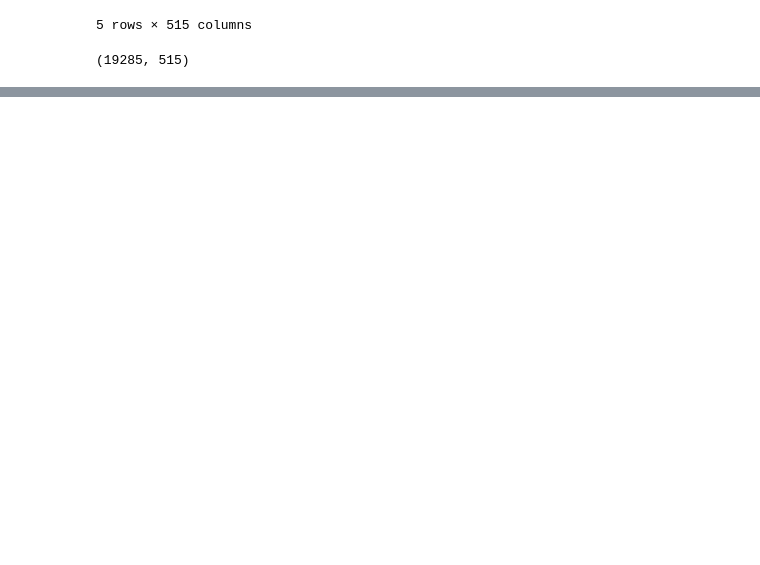
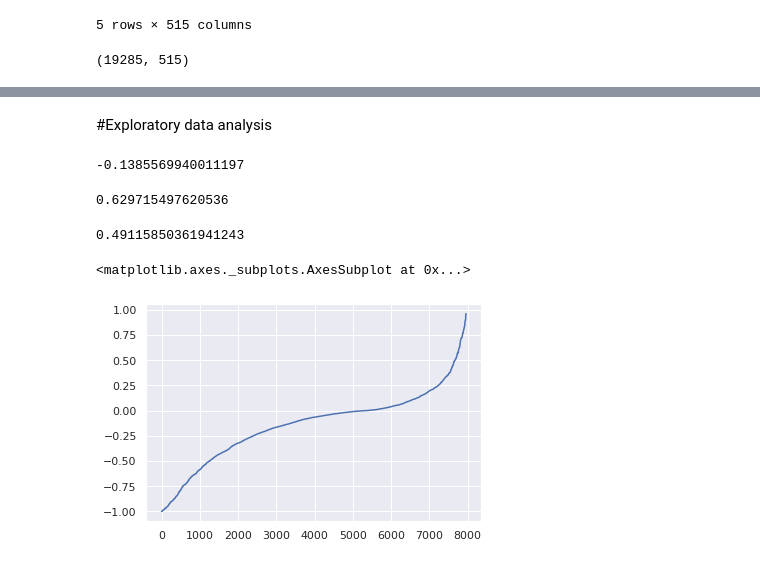
Before and after one commit to tomasz-te/Risk-Tolerance, a Jupyter notebook: Investor_risk_tolerance.ipynb, the cells around one changed output, grey strips where cells are left out. Drawn from its saved outputs; the diff is of its cells as text; code cells hidden in the pictures; blank space fills up the shorter version.

```diff
--- a/Investor_risk_tolerance.ipynb
+++ b/Investor_risk_tolerance.ipynb
@@ -33,0 +110,21 @@ df.isnull().sum().sum()
+# %% [markdown]
+#Exploratory data analysis
+# %%
+df = pd.read_csv('data.csv')
+# %%
+df['RiskTolChange'].mean()
+# %% [output]
+-0.1385569940011197
+# %%
+df['RiskTol2007'].mean()
+# %% [output]
+0.629715497620536
+# %%
+df['RiskTol2009'].mean()
+# %% [output]
+0.49115850361941243
+# %%
+df.sort_values('RiskTolChange').reset_index()['RiskTolChange'].plot()
+# %% [output]
+<matplotlib.axes._subplots.AxesSubplot at 0x...>
+[figure, added]
```
Also changed, not shown: parts of 20 cells of this notebook.
